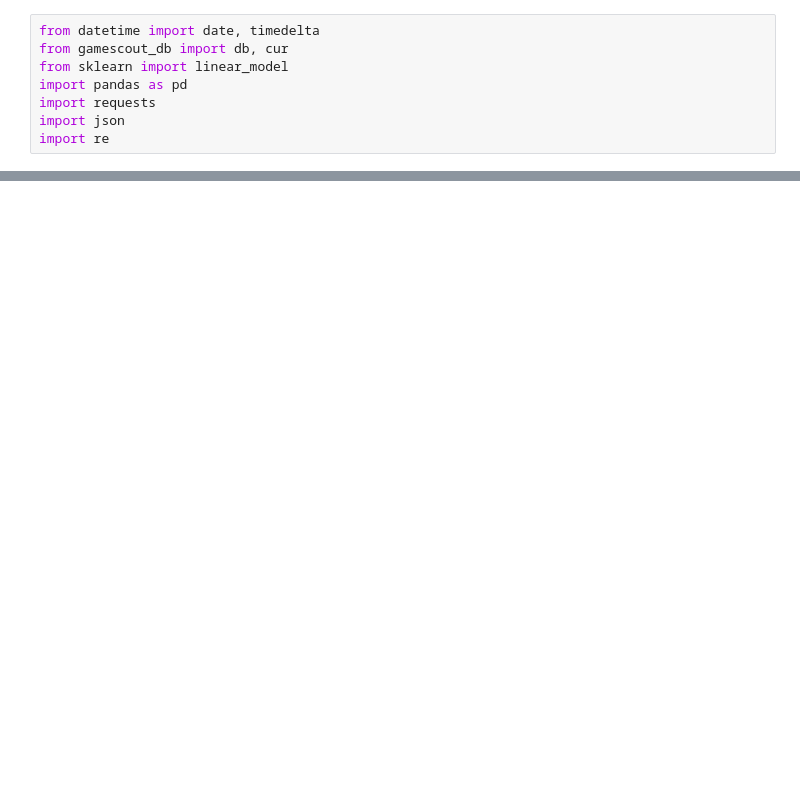
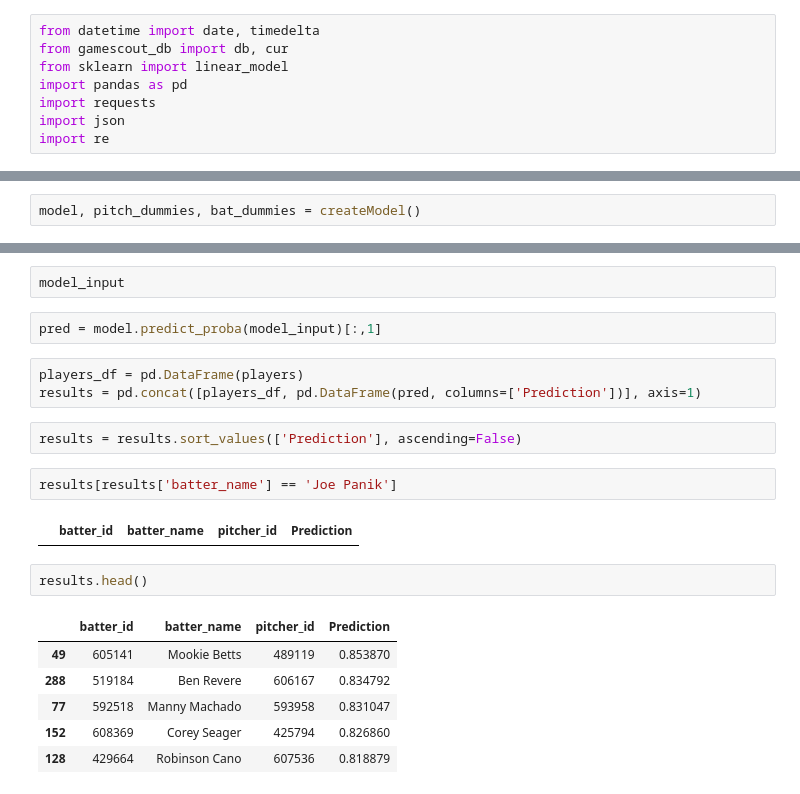
Before and after one commit to alexgreene/game-scout, a Jupyter notebook: bts/App Testing.ipynb, the cells around one changed output, grey strips where cells are left out. Cells and saved outputs as stored; diff of their text form; blank space fills up the shorter version.

```diff
--- a/bts/App Testing.ipynb
+++ b/bts/App Testing.ipynb
@@ -68,2 +104,4 @@ LogisticRegression(C=1.0, class_weight='balanced', dual=False,
+# %%
+model, pitch_dummies, bat_dummies = createModel()
 # %%
 matchups = []
@@ -142,0 +186,22 @@ gid_2017_05_23_tormlb_milmlb_1
+# %%
+model_input
+# %%
+pred = model.predict_proba(model_input)[:,1]
+# %%
+players_df = pd.DataFrame(players)
+results = pd.concat([players_df, pd.DataFrame(pred, columns=['Prediction'])], axis=1)
+# %%
+results = results.sort_values(['Prediction'], ascending=False)
+# %%
+results[results['batter_name'] == 'Joe Panik']
+# %% [output]
+|  | batter_id | batter_name | pitcher_id | Prediction |
+# %%
+results.head()
+# %% [output]
+|  | batter_id | batter_name | pitcher_id | Prediction |
+| 49 | 605141 | Mookie Betts | 489119 | 0.853870 |
+| 288 | 519184 | Ben Revere | 606167 | 0.834792 |
+| 77 | 592518 | Manny Machado | 593958 | 0.831047 |
+| 152 | 608369 | Corey Seager | 425794 | 0.826860 |
+| 128 | 429664 | Robinson Cano | 607536 | 0.818879 |
```
Also changed, not shown: parts of 9 cells of this notebook, 9 other files.
